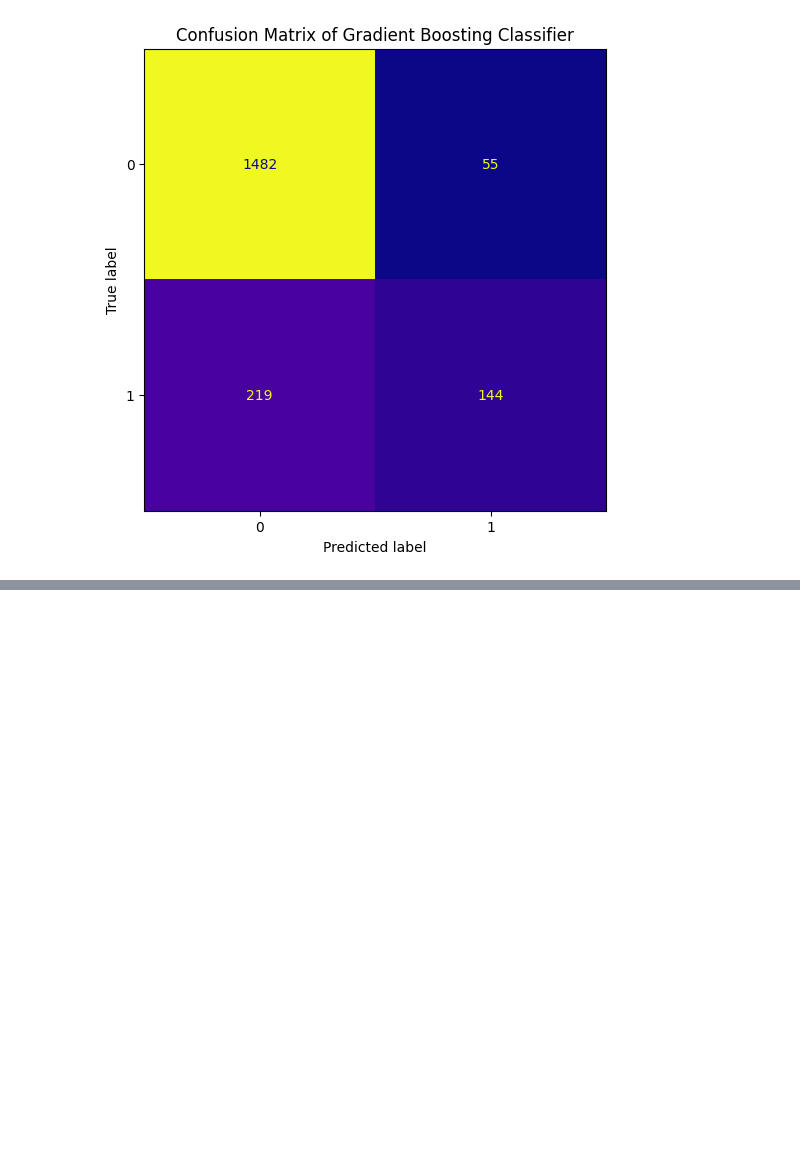
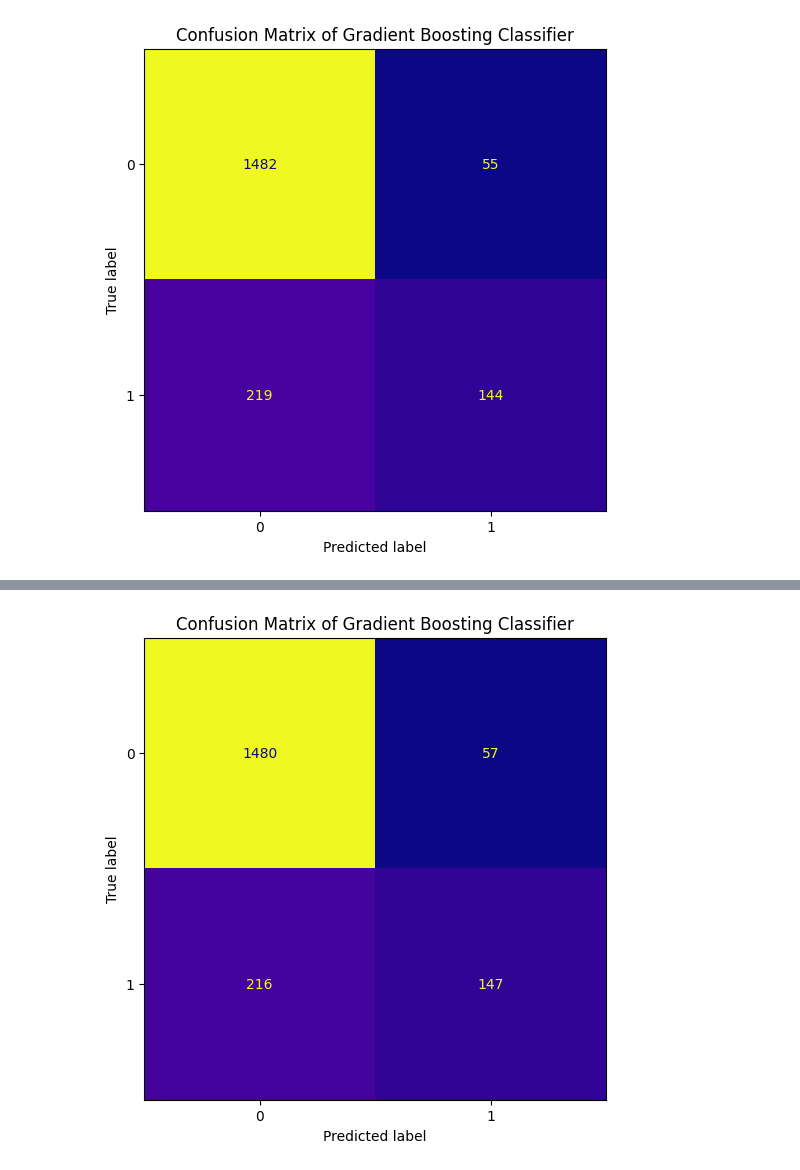
Before and after one commit to smartestnerdfromtown/Data-Science-Projects, a Jupyter notebook: Bank Customer Churn/analysis.ipynb, the cells around one changed output, grey strips where cells are left out. Cells and saved outputs as stored; diff of their text form; code cells hidden in the pictures; blank space fills up the shorter version.

Commit message:
plot confusion matrix and extreme gradent boosting

```diff
--- a/Bank Customer Churn/analysis.ipynb
+++ b/Bank Customer Churn/analysis.ipynb
@@ -574,0 +587,36 @@ plot_confusion_matrix(y_true=y_test, y_pred=y_pred, plot_title="Confusion Matrix
+# %%
+model = XGBClassifier(
+    n_estimators=300,
+    learning_rate=0.05,
+    max_depth=4,
+    subsample=0.8,
+    colsample_bytree=0.8,
+    reg_alpha=0.1,
+    reg_lambda=1.0,
+    random_state=42,
+    eval_metric="mlogloss",
+    objective="binary:logistic",
+)
+
+pipeline = create_pipeline(
+    model=model,
+    num_features=num_features,
+    cat_features=cat_features,
+    scaler=StandardScaler(),
+    encoder=OneHotEncoder()
+)
+
+pipeline.fit(X_train, y_train)
+
+evaluation_metrics = evaluate_classification(
+    model=pipeline,
+    X_test=X_test,
+    y_test=y_test,
+    average="weighted",
+    include_cm=False,
+    include_roc_auc=False,
+    return_dict=True,
+    verbose=True
+)
+
+show_results(results=evaluation_metrics, to_round=True, decimals=2)
@@ -574,0 +638,6 @@ plot_confusion_matrix(y_true=y_test, y_pred=y_pred, plot_title="Confusion Matrix
+# %%
+y_pred = pipeline.predict(X_test)
+
+plot_confusion_matrix(y_true=y_test, y_pred=y_pred, plot_title="Confusion Matrix of Gradient Boosting Classifier", cmap="plasma")
+# %% [output]
+[figure, added]
```
Also changed, not shown: parts of 4 cells of this notebook.
